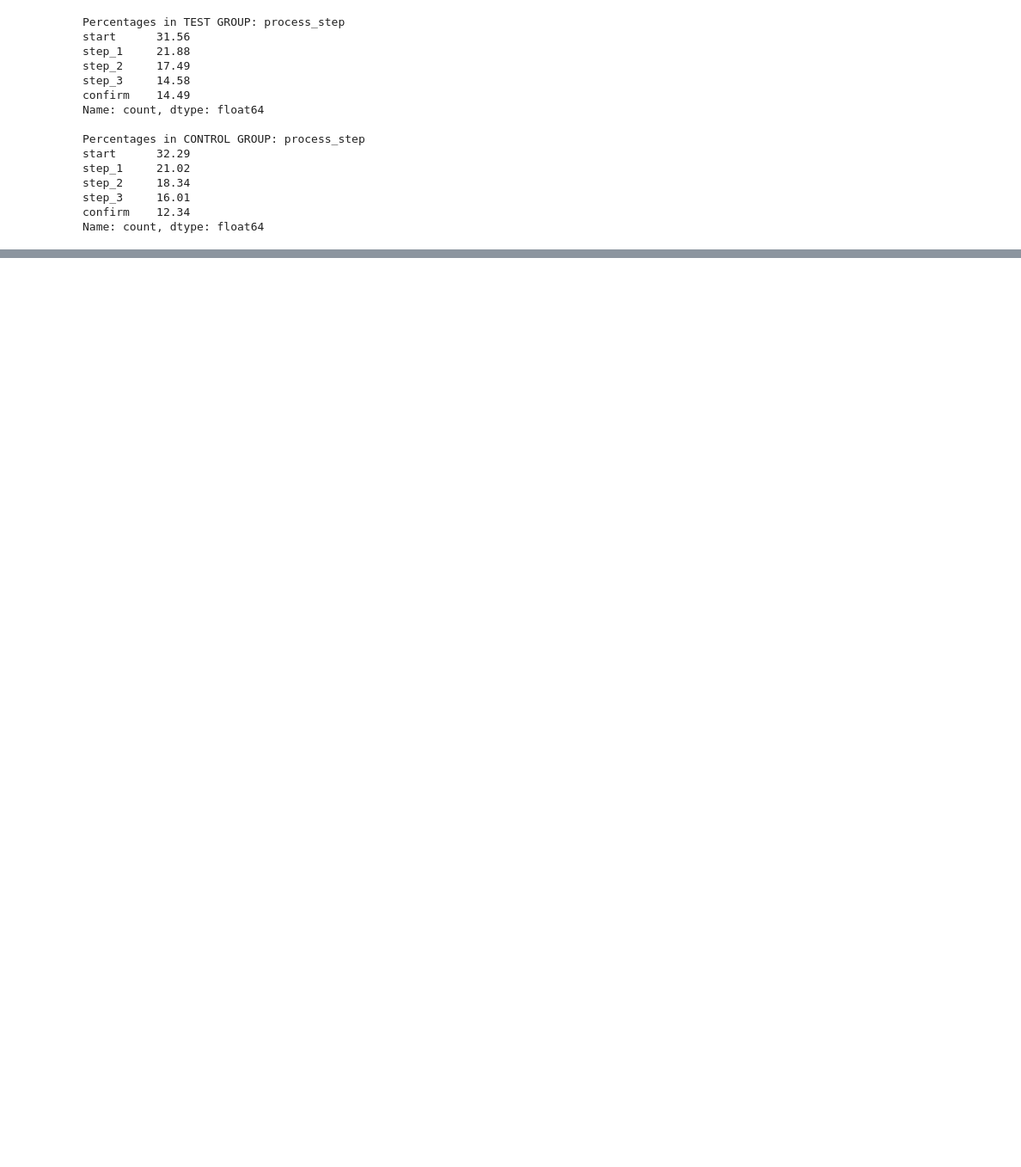
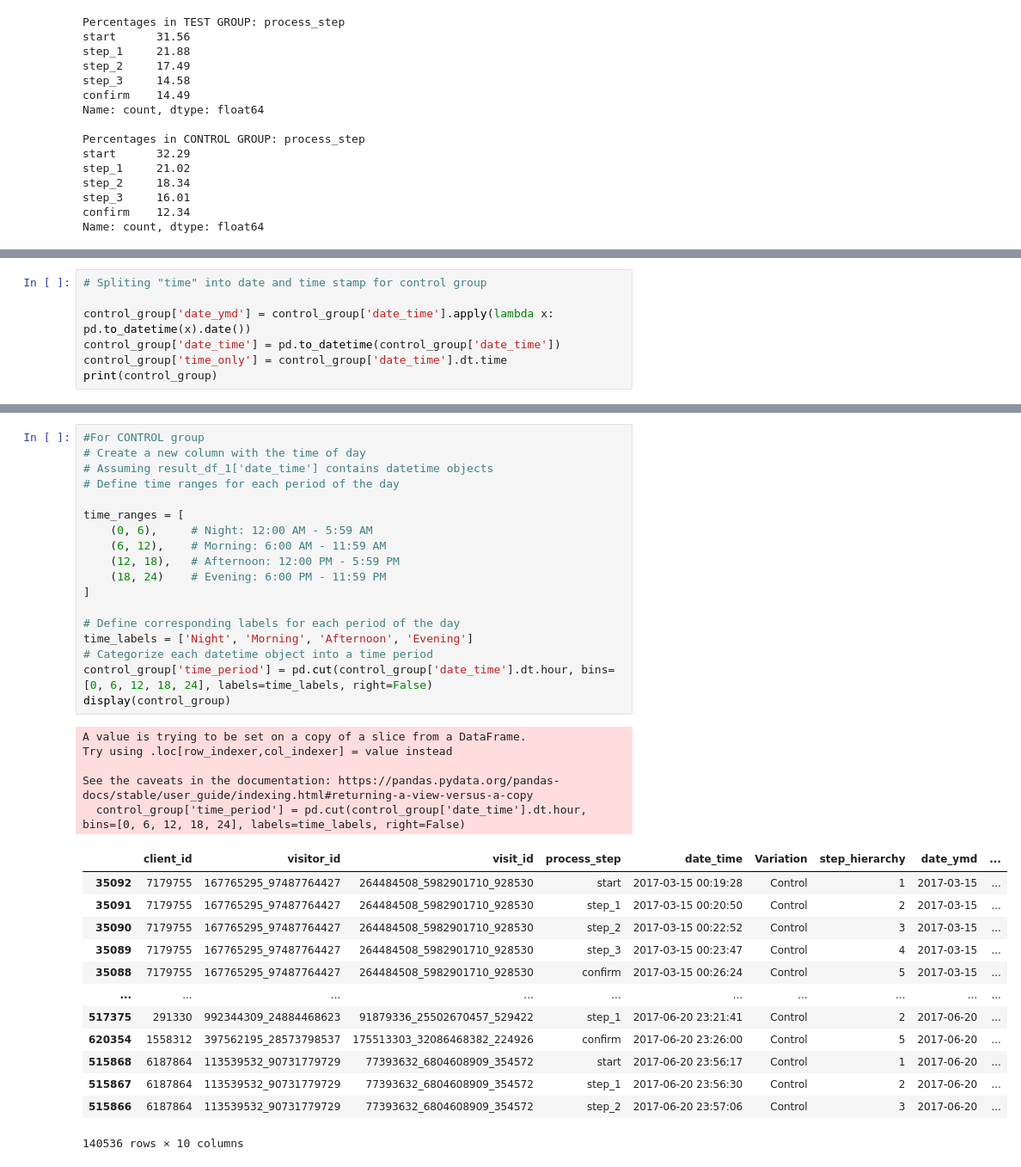
Before and after one commit to DarceeAnne/Vanguard_Investment_AB_Testing, a Jupyter notebook: Vanguard_Investment_AB_Testing.ipynb, the cells around one changed output, grey strips where cells are left out. Shown: that part at 86% size. Saved outputs shown, nothing was run; the diff lists cells and outputs as text; blank space fills up the shorter version.

```diff
--- a/Vanguard_Investment_AB_Testing.ipynb
+++ b/Vanguard_Investment_AB_Testing.ipynb
@@ -597,0 +589,7 @@ Name: count, dtype: int64
+# %%
+# Spliting "time" into date and time stamp for control group
+
+control_group['date_ymd'] = control_group['date_time'].apply(lambda x: pd.to_datetime(x).date())
+control_group['date_time'] = pd.to_datetime(control_group['date_time'])
+control_group['time_only'] = control_group['date_time'].dt.time
+print(control_group)
@@ -597,0 +682,37 @@ Name: count, dtype: int64
+# %%
+#For CONTROL group
+# Create a new column with the time of day
+# Assuming result_df_1['date_time'] contains datetime objects
+# Define time ranges for each period of the day
+
+time_ranges = [
+    (0, 6),     # Night: 12:00 AM - 5:59 AM
+    (6, 12),    # Morning: 6:00 AM - 11:59 AM
+    (12, 18),   # Afternoon: 12:00 PM - 5:59 PM
+    (18, 24)    # Evening: 6:00 PM - 11:59 PM
+]
+
+# Define corresponding labels for each period of the day
+time_labels = ['Night', 'Morning', 'Afternoon', 'Evening']
+# Categorize each datetime object into a time period
+control_group['time_period'] = pd.cut(control_group['date_time'].dt.hour, bins=[0, 6, 12, 18, 24], labels=time_labels, right=False)
+display(control_group)
+# %% [output]
+A value is trying to be set on a copy of a slice from a DataFrame.
+Try using .loc[row_indexer,col_indexer] = value instead
+
+See the caveats in the documentation: https://pandas.pydata.org/pandas-docs/stable/user_guide/indexing.html#returning-a-view-versus-a-copy
+  control_group['time_period'] = pd.cut(control_group['date_time'].dt.hour, bins=[0, 6, 12, 18, 24], labels=time_labels, right=False)
+|  | client_id | visitor_id | visit_id | process_step | date_time | Variation | step_hierarchy | date_ymd | ... |
+| 35092 | 7179755 | 167765295_97487764427 | 264484508_5982901710_928530 | start | 2017-03-15 00:19:28 | Control | 1 | 2017-03-15 | ... |
+| 35091 | 7179755 | 167765295_97487764427 | 264484508_5982901710_928530 | step_1 | 2017-03-15 00:20:50 | Control | 2 | 2017-03-15 | ... |
+| 35090 | 7179755 | 167765295_97487764427 | 264484508_5982901710_928530 | step_2 | 2017-03-15 00:22:52 | Control | 3 | 2017-03-15 | ... |
+| 35089 | 7179755 | 167765295_97487764427 | 264484508_5982901710_928530 | step_3 | 2017-03-15 00:23:47 | Control | 4 | 2017-03-15 | ... |
+| 35088 | 7179755 | 167765295_97487764427 | 264484508_5982901710_928530 | confirm | 2017-03-15 00:26:24 | Control | 5 | 2017-03-15 | ... |
+| ... | ... | ... | ... | ... | ... | ... | ... | ... | ... |
+| 517375 | 291330 | 992344309_24884468623 | 91879336_25502670457_529422 | step_1 | 2017-06-20 23:21:41 | Control | 2 | 2017-06-20 | ... |
+| 620354 | 1558312 | 397562195_28573798537 | 175513303_32086468382_224926 | confirm | 2017-06-20 23:26:00 | Control | 5 | 2017-06-20 | ... |
+| 515868 | 6187864 | 113539532_90731779729 | 77393632_6804608909_354572 | start | 2017-06-20 23:56:17 | Control | 1 | 2017-06-20 | ... |
+| 515867 | 6187864 | 113539532_90731779729 | 77393632_6804608909_354572 | step_1 | 2017-06-20 23:56:30 | Control | 2 | 2017-06-20 | ... |
+| 515866 | 6187864 | 113539532_90731779729 | 77393632_6804608909_354572 | step_2 | 2017-06-20 23:57:06 | Control | 3 | 2017-06-20 | ... |
+140536 rows × 10 columns
```
Also changed, not shown: parts of 35 cells of this notebook.
